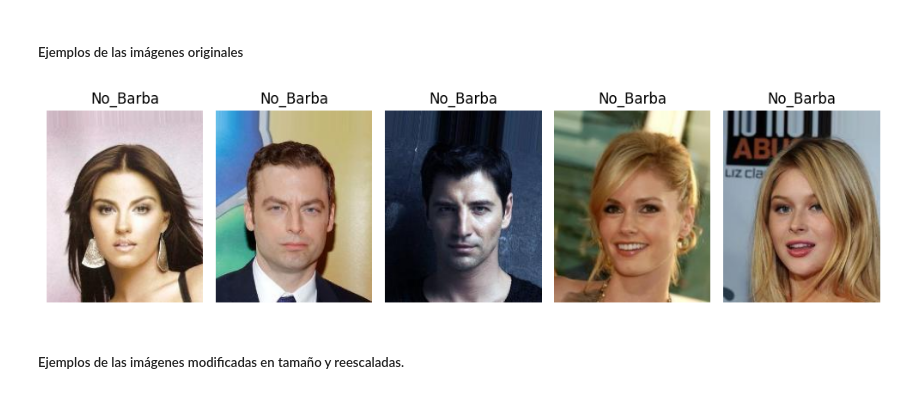
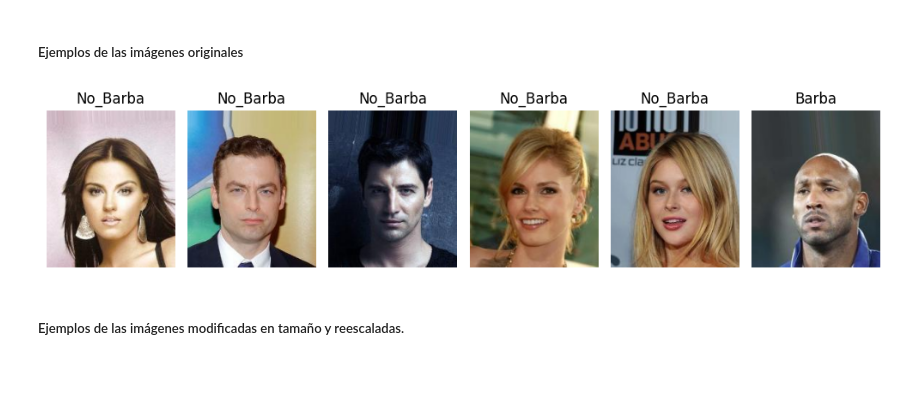
Before and after one commit to nachopalmieri/TP_ML_Aiasa_Fassanelli_Palmieri, a Jupyter notebook: tp3_celebfaces.ipynb, the cells around one changed output. Drawn from its saved outputs; the diff is of its cells as text; code cells hidden in the pictures.

```diff
--- a/tp3_celebfaces.ipynb
+++ b/tp3_celebfaces.ipynb
@@ -85,4 +86,18 @@ test = test.drop(['partition'],axis = 1)
 validation = validation.drop(['partition'],axis = 1)
 # %% [markdown]
 ## 1. Análisis exploratorio sobre el conjunto de datos
+# %%
+def sample_images_originales(dataset, n, figsize=(10, 5), image_width=SIZE, image_height=SIZE):
+    samples = data.sample(n)
+    fig, axes = plt.subplots(1, n, figsize=figsize)
+
+    for i in range(n):
+        image = load_img(os.path.join(dataset, samples.iloc[i]['image_id']))
+
+        axes[i].imshow(image)
+        axes[i].axis('off')
+        axes[i].set_title(f"{samples.iloc[i]['No_Beard']}")
+
+    plt.tight_layout()
+    plt.show()
 # %%
@@ -200,9 +215,9 @@ El conjunto de imágenes originales tienen una dimensión de 178x218 pixeles y s
 # %% [markdown]
 ##### Ejemplos de las imágenes originales
 # %%
-sample_images(IMAGES_DIR, 5, figsize=(10, 5), image_width=178, image_height=218)
+sample_images_originales(IMAGES_DIR, 6, figsize=(10, 5), image_width=178, image_height=218)
 # %% [output]
-[figure, old version]
+[figure, new version]
 # %% [markdown]
 ##### Ejemplos de las imágenes modificadas en tamaño y reescaladas.
 # %% [markdown]
```
Also changed, not shown: parts of 32 cells of this notebook.
